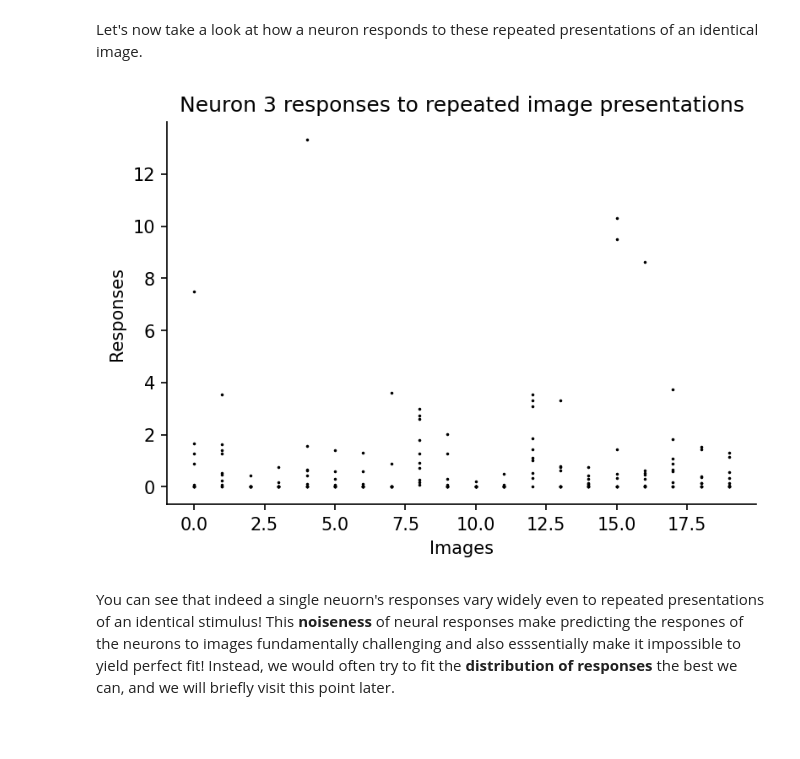
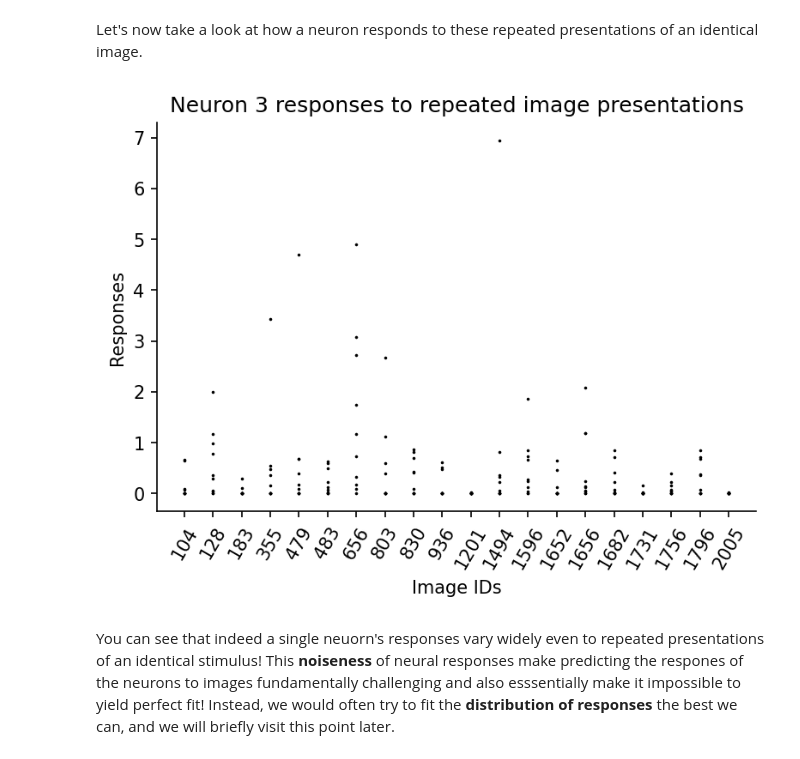
Before and after one commit to eywalker/Lviv-2021, a Jupyter notebook: notebooks/DeepLearing in Neuroscience.ipynb, the cells around one changed output. Saved outputs shown, nothing was run; the diff lists cells and outputs as text; code cells hidden in the pictures; blank space fills up the shorter version.

Commit message:
Gather repeated responses via properties of dataset

```diff
--- a/notebooks/DeepLearing in Neuroscience.ipynb
+++ b/notebooks/DeepLearing in Neuroscience.ipynb
@@ -223,10 +223,10 @@ Some additional trial information can be observed by accessing the underlying Py
 dataset = dataloaders['test'].dataset
 # %%
 # get trials that are marked as "test" set
-test_trials = np.where(dataset.trial_info['tiers'] == 'test')[0]
+test_trials = np.where(dataset.trial_info.tiers == 'test')[0]
 # %%
 # get information about the presented image for ALL trials
-image_ids = dataset.trial_info['frame_image_id']
+image_ids = dataset.trial_info.frame_image_id
 # %%
 # find IDs of all unique images presented during test trials
 unique_test_images = np.unique(image_ids[test_trials])
@@ -250,32 +250,31 @@ len(unique_test_images)
 We can see that the test set consists of 100 unique images, each repeated up to 10 times.
 # %% [markdown]
 Let's now take a look at how a neuron responds to these repeated presentations of an identical image.
-# %%
-# noisiness of neural responses: plot one neuron's responses to 20 images (x axis) each shown 10 repeats (y axis)
-import pandas as pd
-condition_hash = np.load(
-    "/content/data/static20457-5-9-preproc0/meta/trials/condition_hash.npy"
-)
-responses = [
-    np.load(f"/content/data/static20457-5-9-preproc0/data/responses/{i}.npy")
-    for i in range(len(condition_hash))
-]
-
-df = pd.DataFrame({"condition_hash": condition_hash, "response": responses})
-df['repeats'] = df.groupby("condition_hash").transform('count')
-df = df.loc[df['repeats'] == 10]  # only keep trials with 10 repeats
+# %%
+from tqdm import tqdm
+# gather the responses to the repeated image presentations
+repeated_image_responses = []
+for unique_test_image_id in tqdm(unique_test_images):
+    repeated_image_trials = test_trials[image_ids[test_trials] == unique_test_image_id]
+    responses = np.stack([dataset[trial][1].cpu().numpy() for trial in repeated_image_trials])
+    repeated_image_responses.append((unique_test_image_id, responses))
 # %%
-neuron_idx = 3  # choose one neuron to inspect its responses
+neuron_idx = 3 # choose one neuron to inspect its responses
 
 fig, ax = plt.subplots(1, 1, dpi=150)
-for i, (_, repeats) in enumerate(list(df.groupby("condition_hash"))[:20]):
-    ax.scatter(np.ones(10) * i, np.stack(repeats.response)[:, neuron_idx], c='k', s=0.5)
+labels = []
+for i, (image_id, responses) in enumerate(repeated_image_responses[:20]):
+    ax.scatter(np.ones(len(responses)) * i, responses[:, neuron_idx], c='k', s=0.5)
+    labels.append(image_id)
+
+ax.set_xticks(range(len(labels)))
+ax.set_xticklabels(labels, rotation=60)
 ax.set_title(f'Neuron {neuron_idx} responses to repeated image presentations')
-ax.set_xlabel('Images')
+ax.set_xlabel('Image IDs')
 ax.set_ylabel('Responses')
 sns.despine()
 # %% [output]
-[figure, old version]
+[figure, new version]
 # %% [markdown]
 You can see that indeed a single neuorn's responses vary widely even to repeated presentations of an identical stimulus! This **noiseness** of neural responses make predicting the respones of the neurons to images fundamentally challenging and also esssentially make it impossible to yield perfect fit! Instead, we would often try to fit the **distribution of responses** the best we can, and we will briefly visit this point later.
 # %% [markdown]
```
